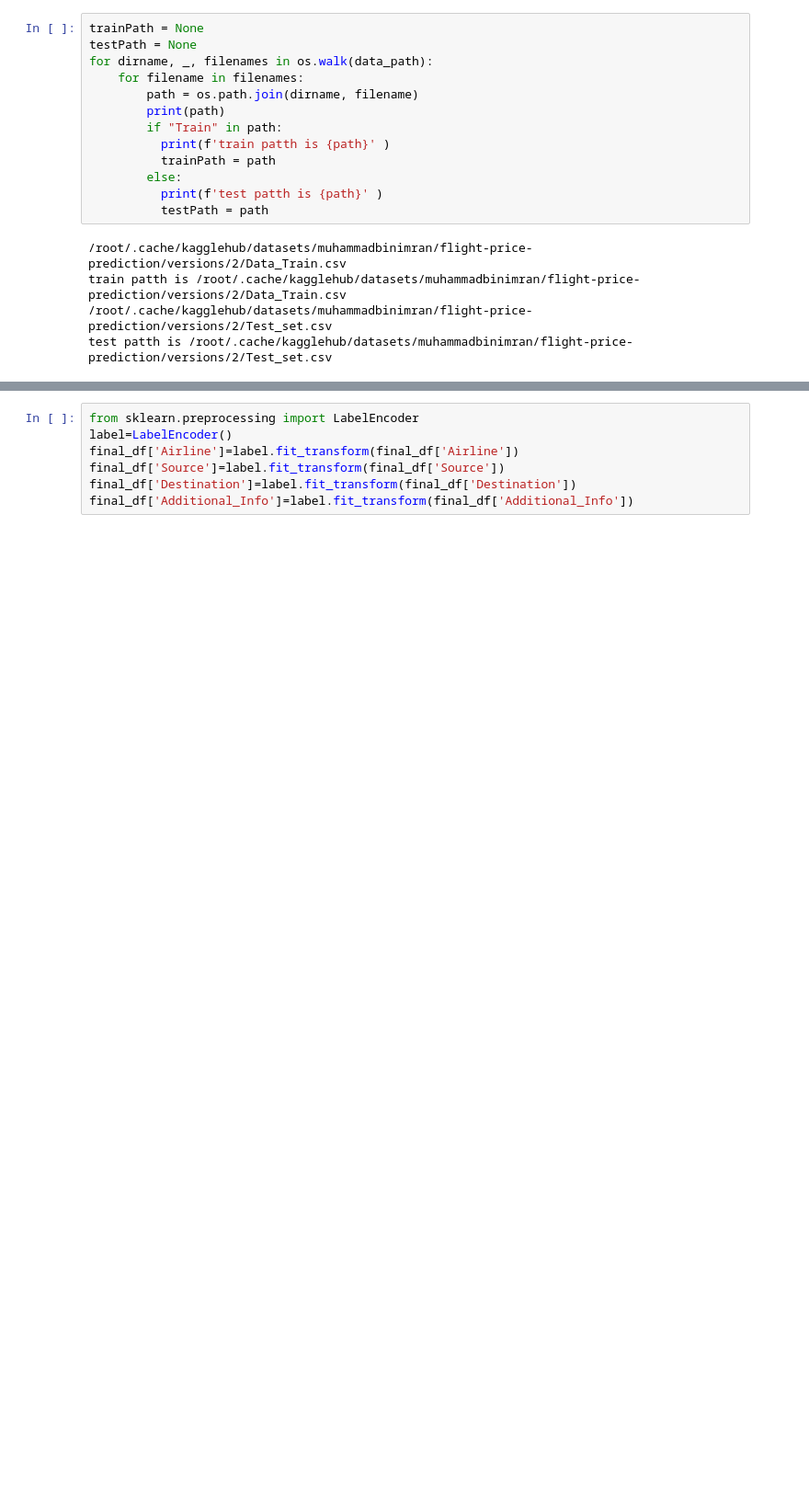
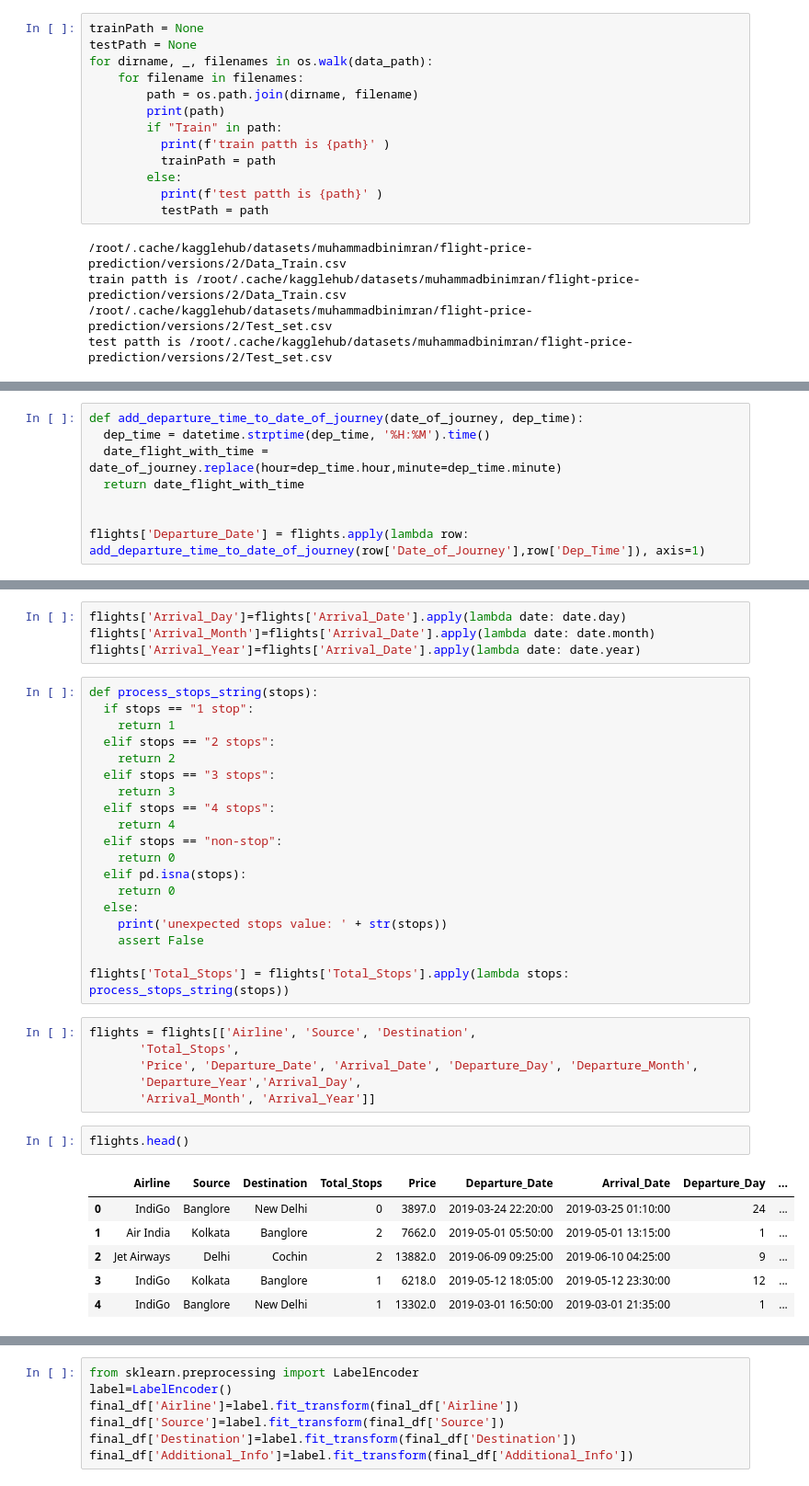
Before and after one commit to HumzaW245/GraphNN-Project, a Jupyter notebook: MAT6495_Final_Project.ipynb, the cells around one changed output, grey strips where cells are left out. Shown: that part at 92% size. Drawn from its saved outputs; the diff is of its cells as text; blank space fills up the shorter version.

Commit message:
data processing

```diff
--- a/MAT6495_Final_Project.ipynb
+++ b/MAT6495_Final_Project.ipynb
@@ -149,0 +79,8 @@ final_df.head()
+# %%
+def add_departure_time_to_date_of_journey(date_of_journey, dep_time):
+  dep_time = datetime.strptime(dep_time, '%H:%M').time()
+  date_flight_with_time = date_of_journey.replace(hour=dep_time.hour,minute=dep_time.minute)
+  return date_flight_with_time
+
+
+flights['Departure_Date'] = flights.apply(lambda row: add_departure_time_to_date_of_journey(row['Date_of_Journey'],row['Dep_Time']), axis=1)
@@ -149,0 +113,38 @@ final_df.head()
+# %%
+flights['Arrival_Day']=flights['Arrival_Date'].apply(lambda date: date.day)
+flights['Arrival_Month']=flights['Arrival_Date'].apply(lambda date: date.month)
+flights['Arrival_Year']=flights['Arrival_Date'].apply(lambda date: date.year)
+# %%
+def process_stops_string(stops):
+  if stops == "1 stop":
+    return 1
+  elif stops == "2 stops":
+    return 2
+  elif stops == "3 stops":
+    return 3
+  elif stops == "4 stops":
+    return 4
+  elif stops == "non-stop":
+    return 0
+  elif pd.isna(stops):
+    return 0
+  else:
+    print('unexpected stops value: ' + str(stops))
+    assert False
+
+flights['Total_Stops'] = flights['Total_Stops'].apply(lambda stops: process_stops_string(stops))
+# %%
+flights = flights[['Airline', 'Source', 'Destination',
+       'Total_Stops',
+       'Price', 'Departure_Date', 'Arrival_Date', 'Departure_Day', 'Departure_Month',
+       'Departure_Year','Arrival_Day',
+       'Arrival_Month', 'Arrival_Year']]
+# %%
+flights.head()
+# %% [output]
+|  | Airline | Source | Destination | Total_Stops | Price | Departure_Date | Arrival_Date | Departure_Day | ... |
+| 0 | IndiGo | Banglore | New Delhi | 0 | 3897.0 | 2019-03-24 22:20:00 | 2019-03-25 01:10:00 | 24 | ... |
+| 1 | Air India | Kolkata | Banglore | 2 | 7662.0 | 2019-05-01 05:50:00 | 2019-05-01 13:15:00 | 1 | ... |
+| 2 | Jet Airways | Delhi | Cochin | 2 | 13882.0 | 2019-06-09 09:25:00 | 2019-06-10 04:25:00 | 9 | ... |
+| 3 | IndiGo | Kolkata | Banglore | 1 | 6218.0 | 2019-05-12 18:05:00 | 2019-05-12 23:30:00 | 12 | ... |
+| 4 | IndiGo | Banglore | New Delhi | 1 | 13302.0 | 2019-03-01 16:50:00 | 2019-03-01 21:35:00 | 1 | ... |
```
Also changed, not shown: parts of 53 cells of this notebook.
